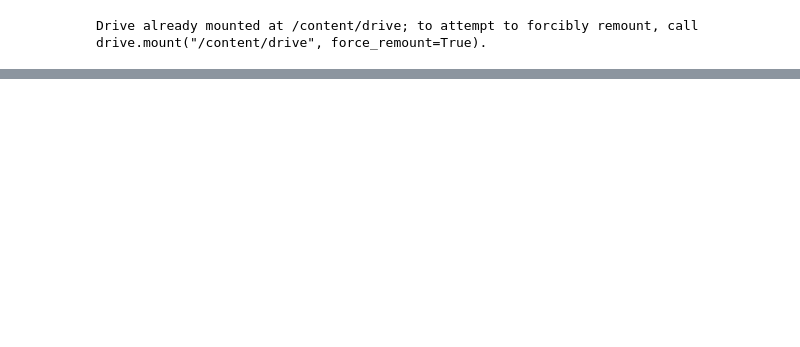
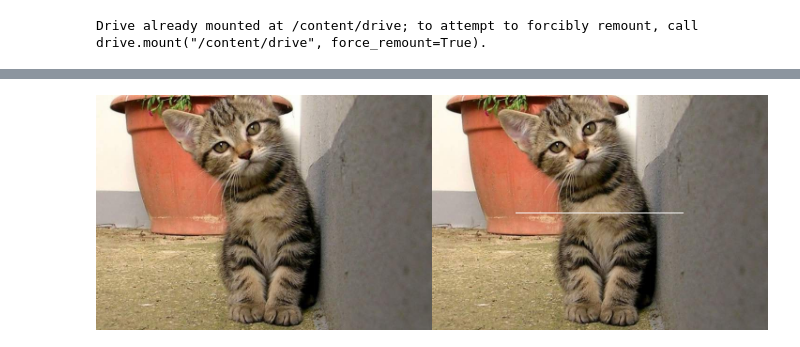
Before and after one commit to Nurfinkaa/PCVK_Ganjil_2026, a Jupyter notebook: latihan_integrasi.ipynb, the cells around one changed output, grey strips where cells are left out. Drawn from its saved outputs; the diff is of its cells as text; code cells hidden in the pictures; blank space fills up the shorter version.

```diff
--- a/latihan_integrasi.ipynb
+++ b/latihan_integrasi.ipynb
@@ -139,0 +112,15 @@ Pixel adalah titik-titik kecil penyusun gambar. Resolusi itu artinya jumlah pixe
+# %%
+image_6 = cv.cvtColor(image, cv.COLOR_BGR2RGB)
+
+# menentukan panjang garis (misal setengah dari lebar gambar)
+panjang_garis = int(lebar/2)
+mulai_x = int((lebar - panjang_garis)/2)  # supaya garis berada di tengah horizontal
+
+# membuat garis horizontal dengan panjang tertentu di tengah image
+for x in range(mulai_x, mulai_x + panjang_garis):
+  image_6[int(tinggi/2), x] = [255,255,255]
+
+final_frame3 = cv.hconcat((image_2, image_6))
+cv2_imshow(final_frame3)
+# %% [output]
+[figure, added]
```
Also changed, not shown: parts of 7 cells of this notebook.
